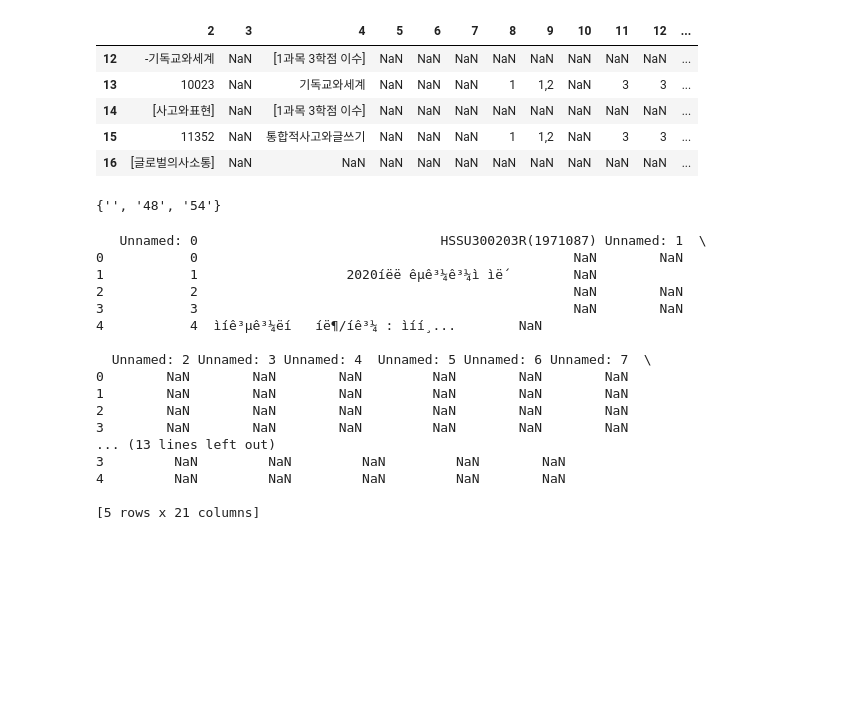
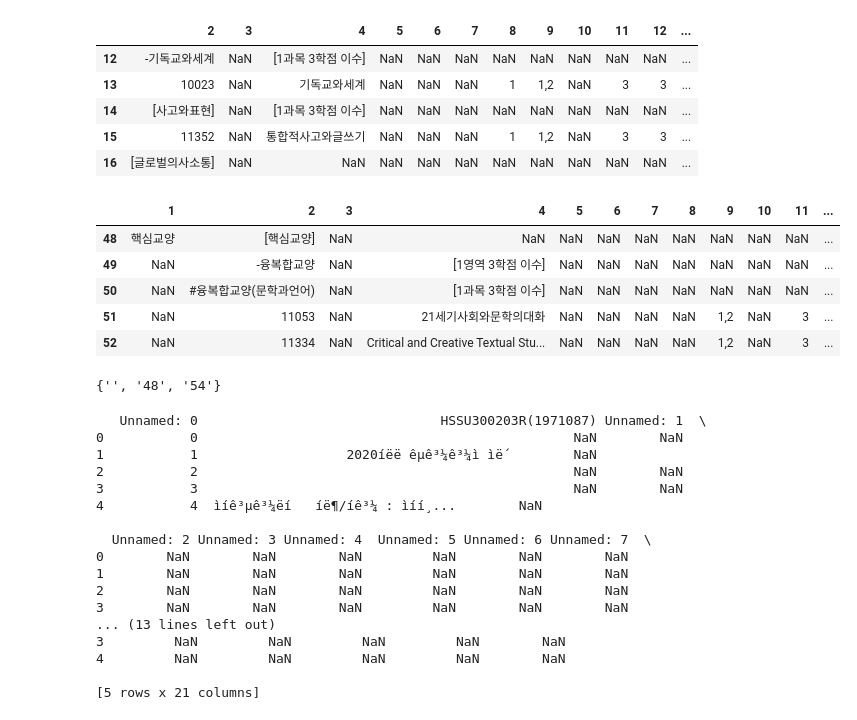
Before and after one commit to Curri4You/Parser, a Jupyter notebook: exploreing_.ipynb, the cells around one changed output. Saved outputs shown, nothing was run; the diff lists cells and outputs as text; code cells hidden in the pictures; blank space fills up the shorter version.

```diff
--- a/exploreing_.ipynb
+++ b/exploreing_.ipynb
@@ -119,6 +114,17 @@ g_2.head(5)
 | 14 | [사고와표현] | NaN | [1과목 3학점 이수] | NaN | NaN | NaN | NaN | NaN | NaN | NaN | NaN | ... |
 | 15 | 11352 | NaN | 통합적사고와글쓰기 | NaN | NaN | NaN | 1 | 1,2 | NaN | 3 | 3 | ... |
 | 16 | [글로벌의사소통] | NaN | NaN | NaN | NaN | NaN | NaN | NaN | NaN | NaN | NaN | ... |
+# %%
+h=dfs[0]['h'].copy()
+# %%
+h.head(5)
+# %% [output]
+|  | 1 | 2 | 3 | 4 | 5 | 6 | 7 | 8 | 9 | 10 | 11 | ... |
+| 48 | 핵심교양 | [핵심교양] | NaN | NaN | NaN | NaN | NaN | NaN | NaN | NaN | NaN | ... |
+| 49 | NaN | -융복합교양 | NaN | [1영역 3학점 이수] | NaN | NaN | NaN | NaN | NaN | NaN | NaN | ... |
+| 50 | NaN | #융복합교양(문학과언어) | NaN | [1과목 3학점 이수] | NaN | NaN | NaN | NaN | NaN | NaN | NaN | ... |
+| 51 | NaN | 11053 | NaN | 21세기사회와문학의대화 | NaN | NaN | NaN | NaN | 1,2 | NaN | 3 | ... |
+| 52 | NaN | 11334 | NaN | Critical and Creative Textual Stu... | NaN | NaN | NaN | NaN | 1,2 | NaN | 3 | ... |
 # %%
 t='심화전공:54학점/(복수)전공:48학점 이수'
 import re
```
Also changed, not shown: parts of 1 cell of this notebook, 1 other file.
